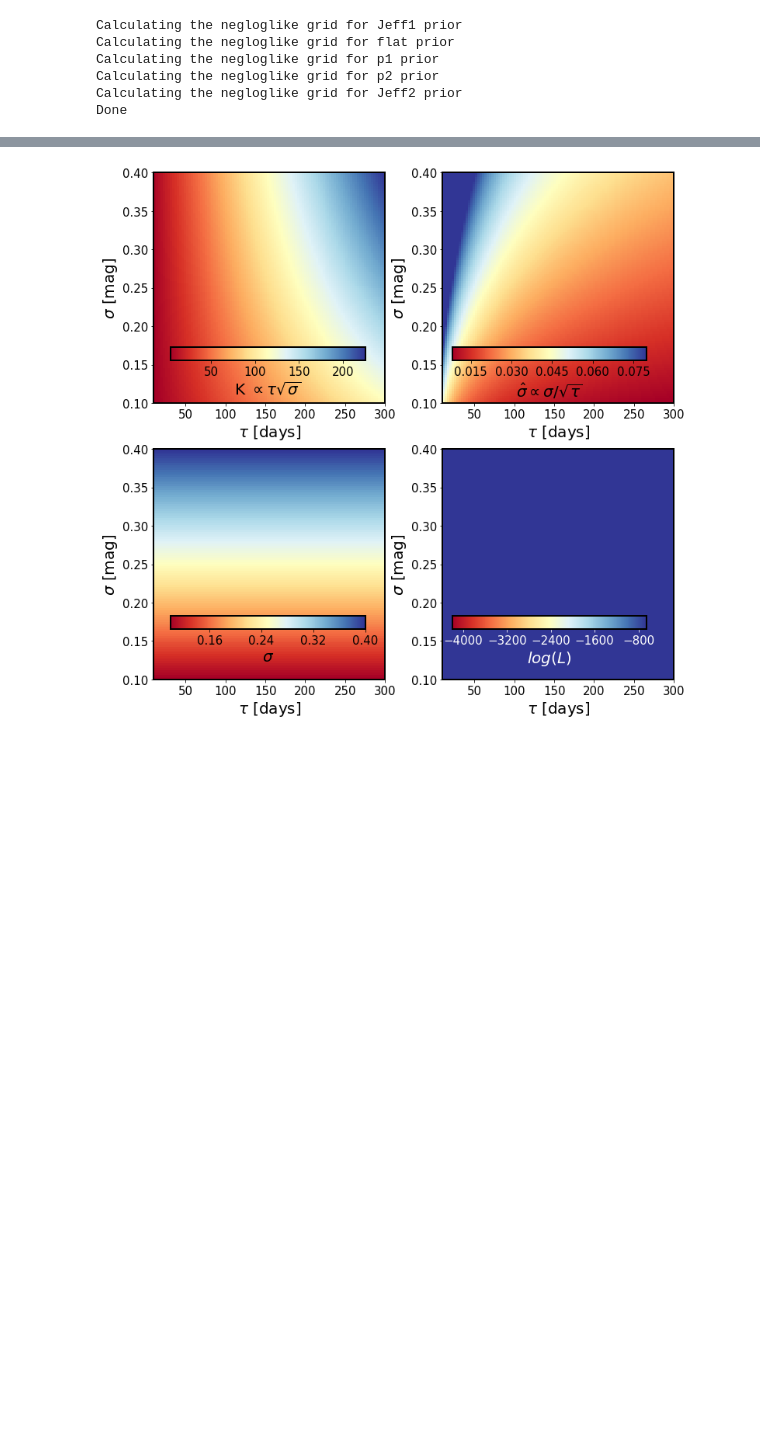
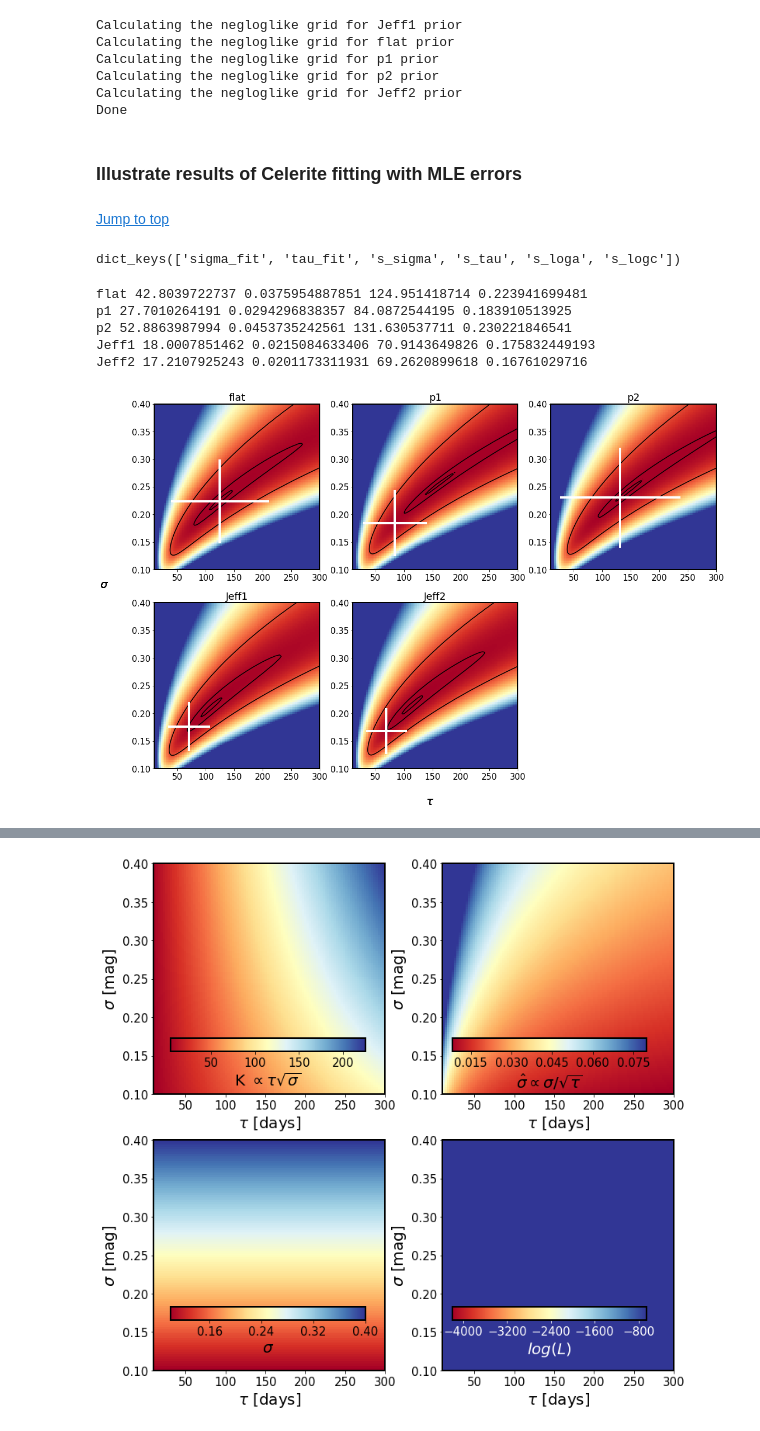
Before and after one commit to suberlak/DRW_Celerite, a Jupyter notebook: code/DRW_log_likelihood.ipynb, the cells around one changed output, grey strips where cells are left out. Cells and saved outputs as stored; diff of their text form; code cells hidden in the pictures; blank space fills up the shorter version.

```diff
--- a/code/DRW_log_likelihood.ipynb
+++ b/code/DRW_log_likelihood.ipynb
@@ -261,3 +271,7 @@ Calculating the negloglike grid for p1 prior
 Calculating the negloglike grid for p2 prior
 Calculating the negloglike grid for Jeff2 prior
 Done
+# %% [markdown]
+### Illustrate results of Celerite fitting with MLE errors <a id='various_priors'></a>
+# %% [markdown]
+[Jump to top](#toc)
@@ -263,0 +285,75 @@ Done
+# %%
+results[prior].keys()
+# %% [output]
+dict_keys(['sigma_fit', 'tau_fit', 's_sigma', 's_tau', 's_loga', 's_logc'])
+# %%
+%matplotlib inline
+# Plot the posterior pdf based on each prior...
+
+from matplotlib import ticker
+fig,axs = plt.subplots(2,3, figsize=(18,12))
+ax = np.ravel(axs)
+i =0
+for prior in ['flat', 'p1', 'p2', 'Jeff1', 'Jeff2']:
+    #z = loglike_dic[prior] / 500
+
+    # attempt to normalize....
+    x = loglike_dic[prior]
+    shift = x-min(np.ravel(x))
+    norm = np.sum(shift)
+    z = shift / norm
+    # so that now np.sum(new) ~ 1
+    sigma_tau_grid = True
+    if sigma_tau_grid :
+        im = ax[i].imshow(z, extent=(tau_grid[0], tau_grid[-1],
+                                     sigma_grid[0], sigma_grid[-1]),
+                      cmap=plt.cm.get_cmap('RdYlBu'),vmax=0.0001,
+                       aspect='auto', origin='lower')
+        # plot the error ,....
+        dx = results[prior]['s_tau'][i]
+        dy = results[prior]['s_sigma'][i]
+        x0 = results[prior]['tau_fit'][i]
+        y0 = results[prior]['sigma_fit'][i]
+        print(prior,dx,dy,x0,y0)
+        ax[i].plot([x0,x0],[y0-1.96*dy,y0+1.96*dy], lw=4, c='white')
+        ax[i].plot([x0-1.96*dx,x0+1.96*dx],[y0,y0], lw=4, c='white')
+
+        ax[i].contour(tau_grid, sigma_grid, convert_to_stdev(z),
+           levels=(0.683, 0.955, 0.997), colors='k')
+
+        fig.text(0.5,0.05, r'$\tau$', fontsize=20)
+        fig.text(0.05,0.5, r'$\sigma$',fontsize=20)
+    else: # ue the log_a, log_c  grid ....
+        im = ax[i].imshow(z, extent=(log_c_grid[0], log_c_grid[-1],
+                                     log_a_grid[0], log_a_grid[-1]),
+                      cmap=plt.cm.get_cmap('RdYlBu'),vmax=0.0001,
+                       aspect='auto', origin='lower')
+        # plot the error ....
+        dy = results[prior]['s_loga'][i]
+        dx = results[prior]['s_logc'][i]
+        sigma_0, tau_0 = 0.23, 100
+        log_a0, log_c0 = 2 * np.log(sigma_0), np.log(1/tau_0)
+        ax[i].plot([log_c0,log_c0],[log_a0,log_a0+1.96*dy], lw=4, c='white')
+        ax[i].plot([log_c0,log_c0+1.96*dx],[log_a0,log_a0], lw=4, c='white')
+
+        # plot the contours...
+        ax[i].contour(log_c_grid, log_a_grid, convert_to_stdev(z),
+           levels=(0.683, 0.955, 0.997), colors='k')
+        fig.text(0.5,0.05, r'$\log{(1/\tau))}$', fontsize=20)
+        fig.text(0.05,0.5, r'$\log{(\sigma^{2})}$',fontsize=20, rotation=90)
+
+    ax[i].set_title(prior)
+    i += 1
+ax[i].axis('off')
+#cax = fig.add_axes([0.57,0.2,0.29,0.02])
+#cbar = plt.colorbar(im,cax, orientation='horizontal')
+#cbar.set_label(label=r'$log(L)$', color='white')
+
+plt.savefig(outDir+'posterior_pdf_all_priors.png', bbox_inches='tight')
+# %% [output]
+flat 42.8039722737 0.0375954887851 124.951418714 0.223941699481
+p1 27.7010264191 0.0294296838357 84.0872544195 0.183910513925
+p2 52.8863987994 0.0453735242561 131.630537711 0.230221846541
+Jeff1 18.0007851462 0.0215084633406 70.9143649826 0.175832449193
+Jeff2 17.2107925243 0.0201173311931 69.2620899618 0.16761029716
+[figure, added]
```
Also changed, not shown: parts of 36 cells of this notebook.
